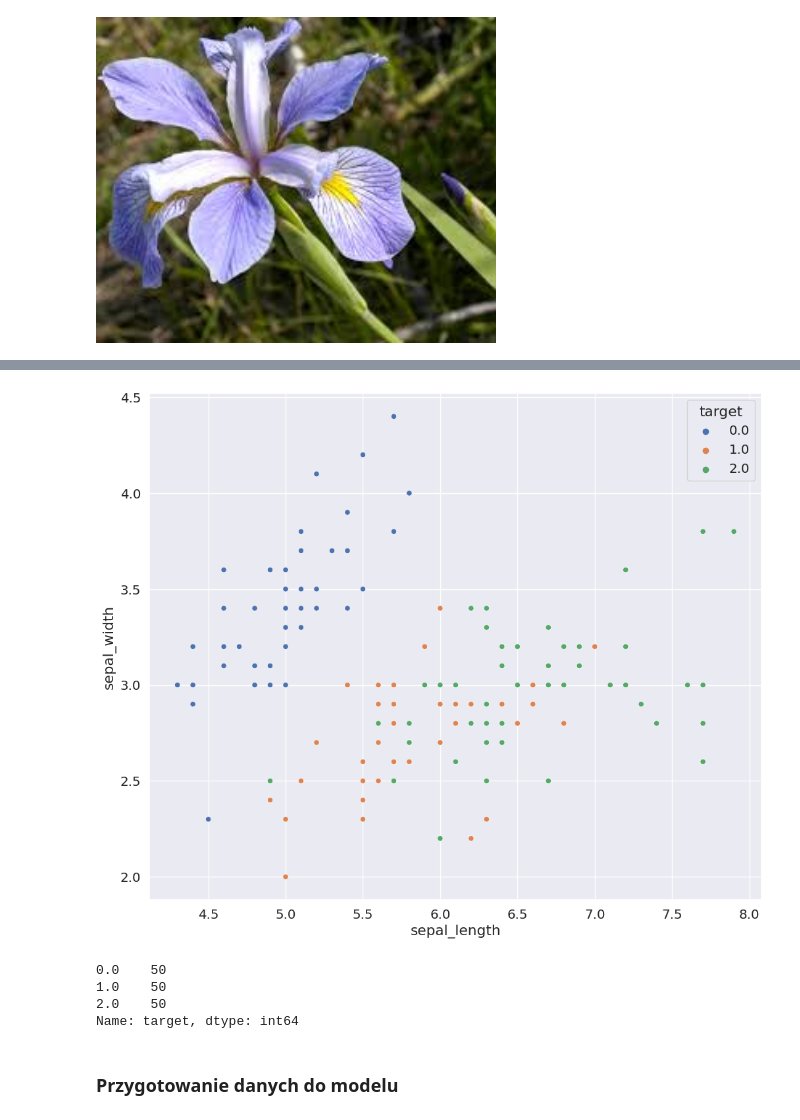
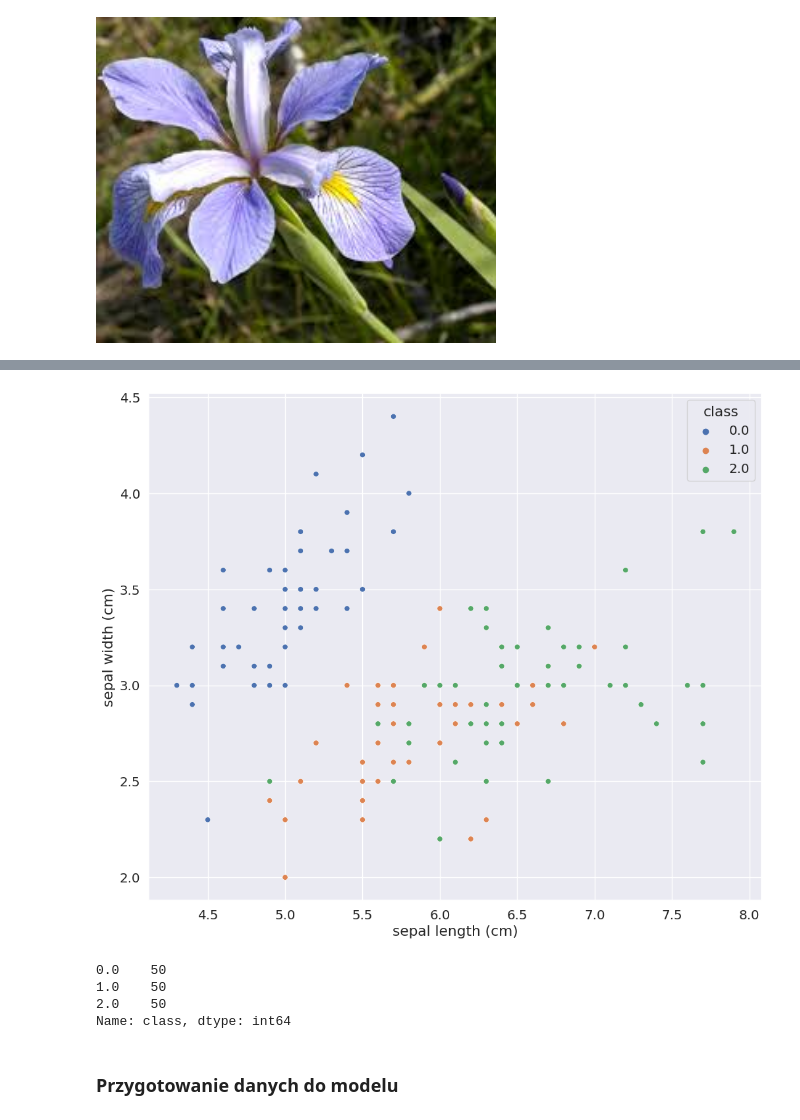
Before and after one commit to adalbertii/Modele---klasyfikacyjne, a Jupyter notebook: 04_decision_tree.ipynb, the cells around one changed output, grey strips where cells are left out. Cells and saved outputs as stored; diff of their text form; code cells hidden in the pictures.

```diff
--- a/04_decision_tree.ipynb
+++ b/04_decision_tree.ipynb
@@ -144,6 +119,6 @@ Image(filename = 'Iris_virginica.jpg', width=400)
 # %% [output]
 [figure]
 # %%
-df = pd.DataFrame(data=np.c_[data, target], columns=feature_names + ['target'])
+df = pd.DataFrame(data=np.c_[data, target], columns=all_data['feature_names'] + ['class'])
 df.head()
 # %% [output]
@@ -196,15 +217,15 @@ KeyError: ignored
 # %%
 plt.figure(figsize=(12, 10))
-_ = sns.scatterplot(x='sepal_length', y='sepal_width', hue='target', data=df, legend='full', palette=sns.color_palette()[:3])
+_ = sns.scatterplot(x='sepal length (cm)', y='sepal width (cm)', hue='class', data=df, legend='full', palette=sns.color_palette()[:3])
 # %% [output]
-[figure, old version]
+[figure, new version]
 # %%
-df['target'].value_counts()
+df['class'].value_counts()
 # %% [output]
 0.0    50
 1.0    50
 2.0    50
-Name: target, dtype: int64
+Name: class, dtype: int64
 # %% [markdown]
 ### <a name='4'></a> Przygotowanie danych do modelu
 # %%
```
Also changed, not shown: parts of 20 cells of this notebook.
